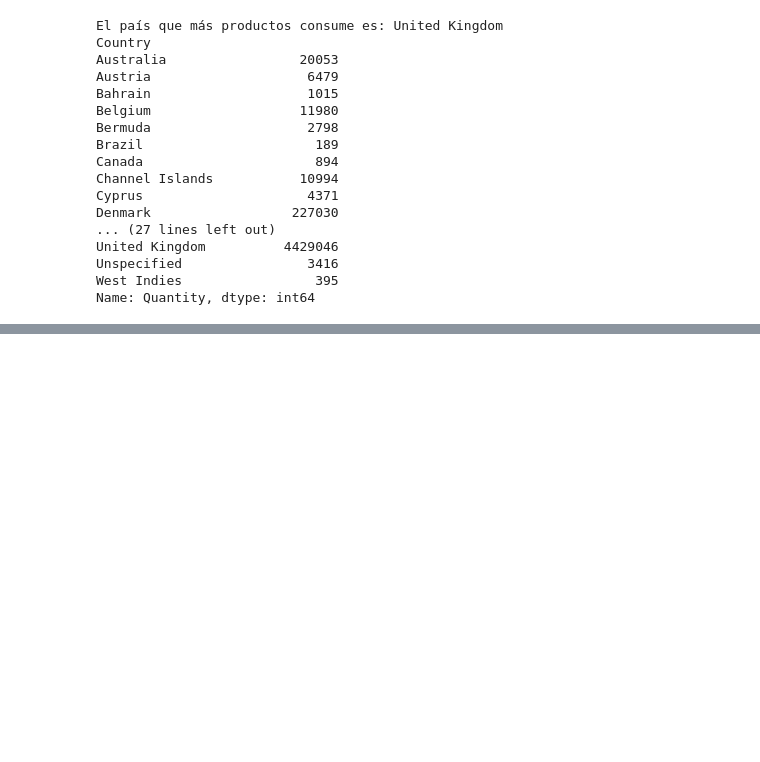
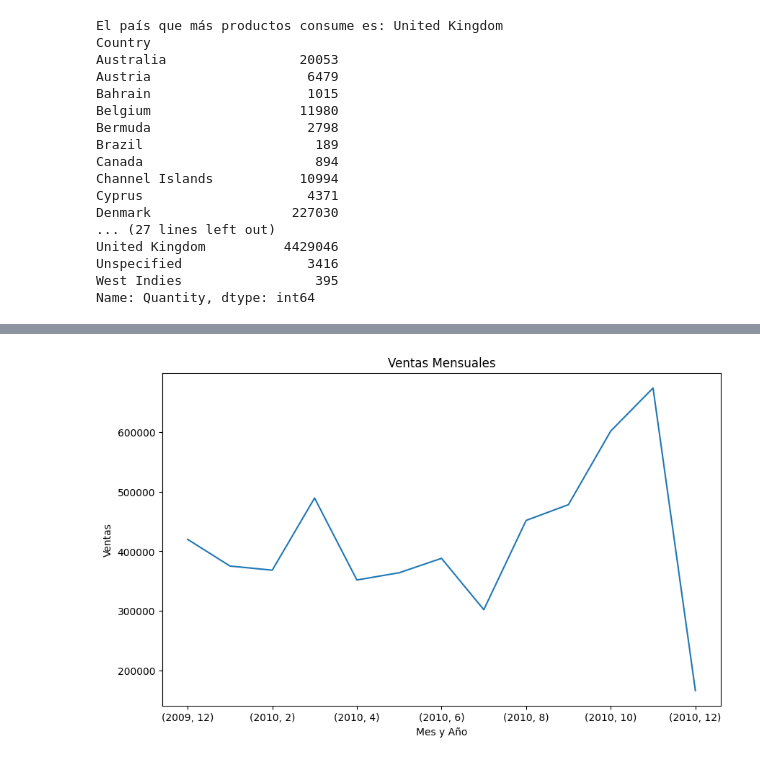
Before and after one commit to andresfeliper3/data_analysis_pandas, a Jupyter notebook: data_analysis.ipynb, the cells around one changed output, grey strips where cells are left out. Cells and saved outputs as stored; diff of their text form; code cells hidden in the pictures; blank space fills up the shorter version.

Commit message:
graficas con matplotlib

```diff
--- a/data_analysis.ipynb
+++ b/data_analysis.ipynb
@@ -20,4 +24,6 @@ Note: you may need to restart the kernel to use updated packages.
 
 import pandas as pd
 
-data = pd.read_excel('online_retail_II.xlsx', sheet_name='Year 2009-2010')
+data1 = pd.read_excel('online_retail_II.xlsx', sheet_name='Year 2009-2010')
+data2 = pd.read_excel('ruta_del_archivo.xlsx', sheet_name='Year 2010-2011')
+data = pd.concat([data1, data2])
@@ -78,6 +66,13 @@ data.describe()
 | 75% | 10.000000 | 2010-10-15 12:45:00 | 4.210000 | 16799.000000 |
 | max | 19152.000000 | 2010-12-09 20:01:00 | 25111.090000 | 18287.000000 |
 | std | 107.424110 | NaN | 146.126914 | 1680.811316 |
+# %%
+# Chequear formato de fecha y hora
+data['InvoiceDate'] = pd.to_datetime(data['InvoiceDate'])
+
+# Formar columnas de mes y año
+data['Month'] = data['InvoiceDate'].dt.month
+data['Year'] = data['InvoiceDate'].dt.year
 # %% [markdown]
 ### País que más productos consume
 # %%
@@ -131,0 +143,3 @@ Name: Quantity, Length: 4632, dtype: int64
+# %%
+monthly_sales = data.groupby(['Year', 'Month'])['Quantity'].sum()
+print(monthly_sales)
@@ -131,0 +162,12 @@ Name: Quantity, Length: 4632, dtype: int64
+# %%
+# Gráficas
+import matplotlib.pyplot as plt
+
+# Graficar las ventas mensuales
+monthly_sales.plot(kind='line', figsize=(10, 6))
+plt.xlabel('Mes y Año')
+plt.ylabel('Ventas')
+plt.title('Ventas Mensuales')
+plt.show()
+# %% [output]
+[figure, added]
```
Also changed, not shown: parts of 7 cells of this notebook.
